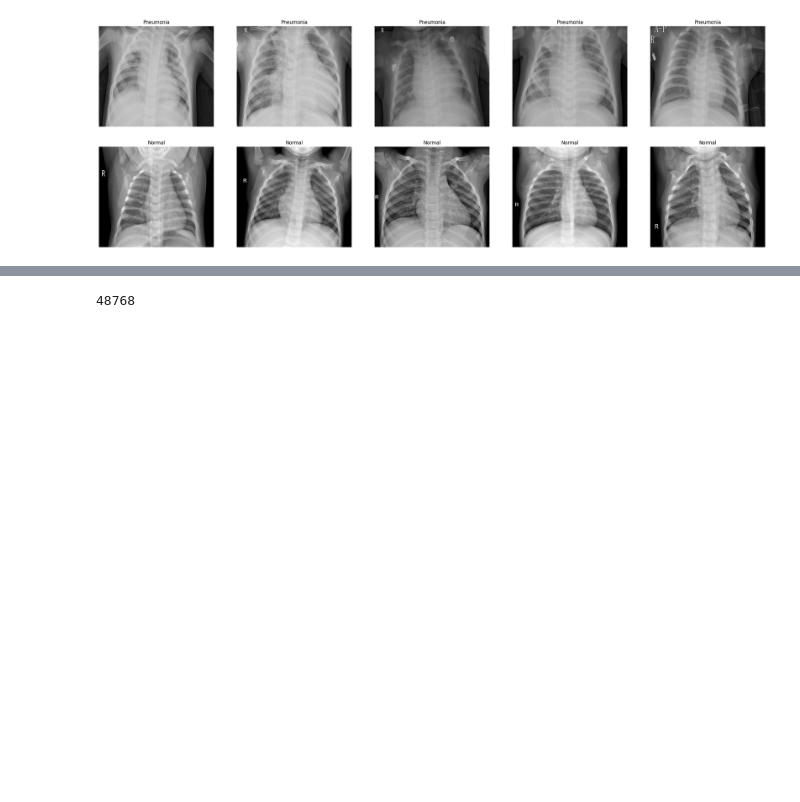
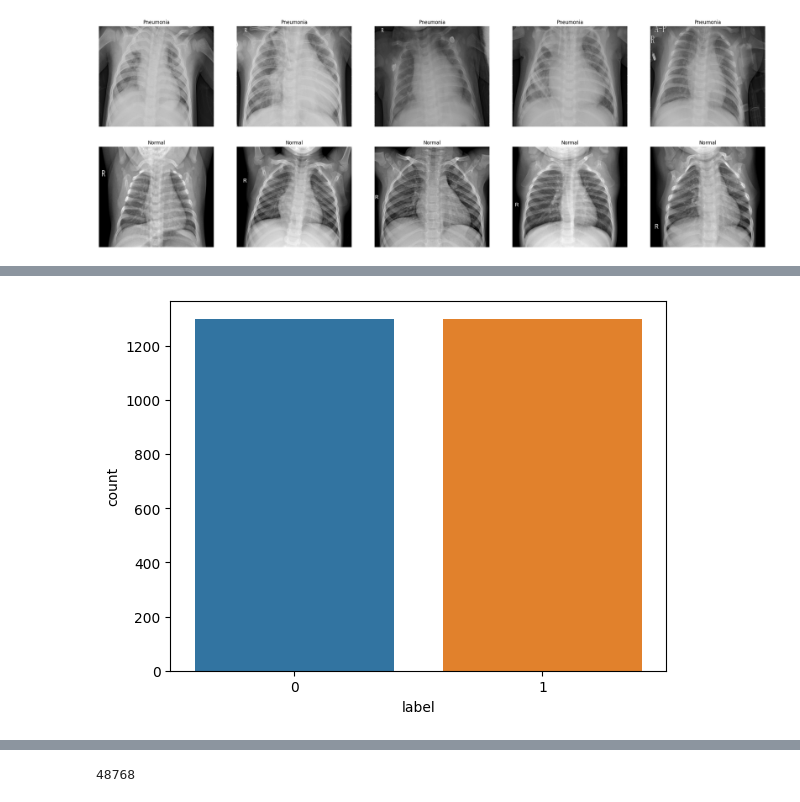
Before and after one commit to alex-ele-xela/Image-Analysis-Project, a Jupyter notebook: Pneumonia Detector/pneumonia_detector.ipynb, the cells around one changed output, grey strips where cells are left out. Saved outputs shown, nothing was run; the diff lists cells and outputs as text; code cells hidden in the pictures; blank space fills up the shorter version.

```diff
--- a/Pneumonia Detector/pneumonia_detector.ipynb
+++ b/Pneumonia Detector/pneumonia_detector.ipynb
@@ -118,2 +155,7 @@ plt.show()
+# %%
+sns.countplot(data=train_data_balanced, x='label')
+plt.show()
+# %% [output]
+[figure, added]
 # %%
 sizes = []
```
Also changed, not shown: parts of 13 cells of this notebook.
